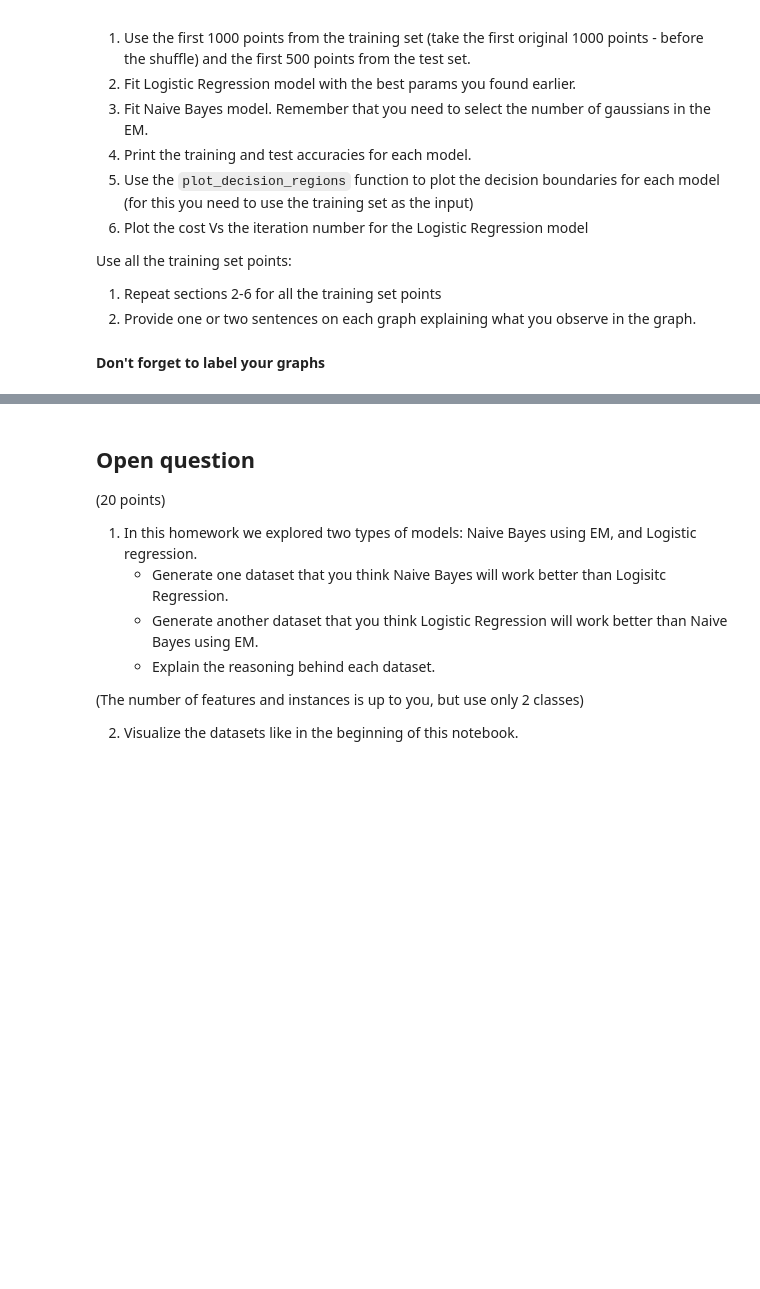
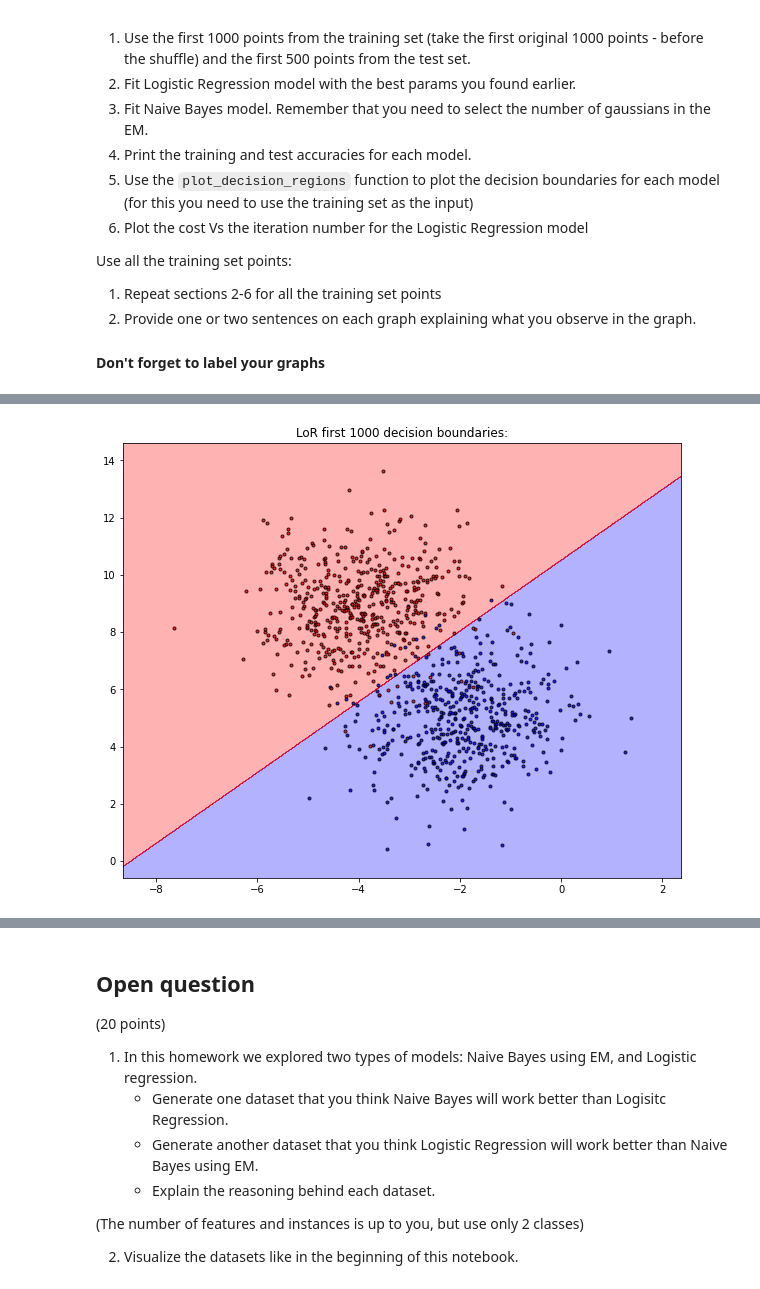
Before and after one commit to Feithlicher/Machine-Learning-HW-2, a Jupyter notebook: hw4/HW4.ipynb, the cells around one changed output, grey strips where cells are left out. Drawn from its saved outputs; the diff is of its cells as text; code cells hidden in the pictures; blank space fills up the shorter version.

Commit message:
added model eval and working on last question

```diff
--- a/hw4/HW4.ipynb
+++ b/hw4/HW4.ipynb
@@ -196,8 +196,9 @@ class LogisticRegressionGD(object):
         self.n_iter = n_iter
         self.eps = eps
         self.random_state = random_state
+        np.random.seed(self.random_state)
         self.theta = np.random.random(size=theta_shape)
-        self.cost_list = []  # a list of the costs that you've calculated in each iteration
+        self.cost_list = [] # a list of the costs that you've calculated in each iteration
 
     def fit(self, X, y):
         """
@@ -216,7 +217,7 @@ class LogisticRegressionGD(object):
           Target values.
 
         """
-         # bias trick
+        # bias trick
         ones_col = np.ones(X.shape[0])
         X = np.column_stack((ones_col, X))
 
@@ -248,8 +249,9 @@ class LogisticRegressionGD(object):
         else:
             X = np.insert(X, 0, 1)
 
-        sigma = [1 / (1 + (np.e ** ((-1) * (np.inner(self.theta, X)))))]
-        return [1 if sig > 0.5 else 0 for sig in sigma]
+        temp_ans = (1 + (np.e ** ((-1) * (np.inner(self.theta, X)))))
+        sigma = 1 / temp_ans
+        return np.array([1 if sig > 0.5 else 0 for sig in sigma])
 # %% [markdown]
 ## Cross Validation
 
@@ -521,0 +514,71 @@ first1000_LoR.fit(first1000_X_trainig, first1000_y_training)
+# %%
+#### Your code here ####
+# Model Evaluation
+first1000_X_trainig = np.array(X_training[:1000])
+first1000_y_training = np.array(y_training[:1000])
+first500_X_test = np.array(X_test[:500])
+first500_y_test = np.array(y_test[:500])
+
+# LoR model eval
+first1000_LoR = LogisticRegressionGD(theta_shape=3)
+first1000_LoR.fit(first1000_X_trainig, first1000_y_training)
+
+# Compute Lor training Accuracy - first 1000
+first1000_LoR_pred_training = first1000_LoR.predict(first1000_X_trainig)
+first1000_LoR_training_accuracy = 0
+diff_vec_train = first1000_y_training - first1000_LoR_pred_training
+for diff in diff_vec_train:
+    if diff == 0:
+        first1000_LoR_training_accuracy += 1
+first1000_Lor_training_accuracy = first1000_LoR_training_accuracy / 1000
+print("first 1000 LoR training accuracy: ", first1000_Lor_training_accuracy)
+
+# Compute Lor test Accuracy - first 500
+first500_LoR_pred_test = first1000_LoR.predict(first500_X_test)
+first500_LoR_test_accuracy = 0
+diff_vec_test = first500_y_test - first500_LoR_pred_test
+for diff in diff_vec_test:
+    if diff == 0:
+        first500_LoR_test_accuracy += 1
+first500_LoR_test_accuracy = first500_LoR_test_accuracy / 500
+print("first 500 LoR test accuracy: ", first500_LoR_test_accuracy)
+
+
+# NB model eval - first 1000/500
+first1000_nbg = NaiveBayesGaussian(k=2)
+first1000_nbg.fit(first1000_X_trainig, first1000_y_training)
+
+pred_vec = first1000_nbg.predict(first1000_X_trainig)
+diff_vec = first1000_y_training - pred_vec
+diff_count = 0
+for diff in diff_vec:
+    if diff == 0:
+        diff_count += 1
+first1000_NB_trainig_accuracy = diff_count / 1000
+print("first 1000 samples NB training accuracy: ", first1000_NB_trainig_accuracy)
+
+pred_vec = first1000_nbg.predict(first500_X_test)
+diff_vec = first500_y_test - pred_vec
+diff_count = 0
+for diff in diff_vec:
+    if diff == 0:
+        diff_count += 1
+first500_NB_test_accuracy = diff_count / 500
+print("first 500 samples NB test accuracy: ", first500_NB_test_accuracy)
+
+# decision regions
+plt.title("LoR first 1000 decision boundaries:")
+plot_decision_regions(first1000_X_trainig, first1000_y_training, first1000_LoR, resolution=0.01)
+plt.show()
+
+plt.title("NB first 1000 decision boundaries:")
+plot_decision_regions(first1000_X_trainig, first1000_y_training, first1000_nbg, resolution=0.01)
+plt.show()
+
+# Cost Vs the iteration number LoR - first 1000
+plt.plot(np.arange(len(first1000_LoR.cost_list)), first1000_LoR.cost_list)
+plt.xlabel('Iterations')
+plt.ylabel('Cost')
+plt.title('Cost as a function of iterations - first 1000')
+plt.show()
+# %% [output]
@@ -521,0 +589 @@ first1000_LoR.fit(first1000_X_trainig, first1000_y_training)
+[figure, added]
```
Also changed, not shown: parts of 5 cells of this notebook, 2 other files.
